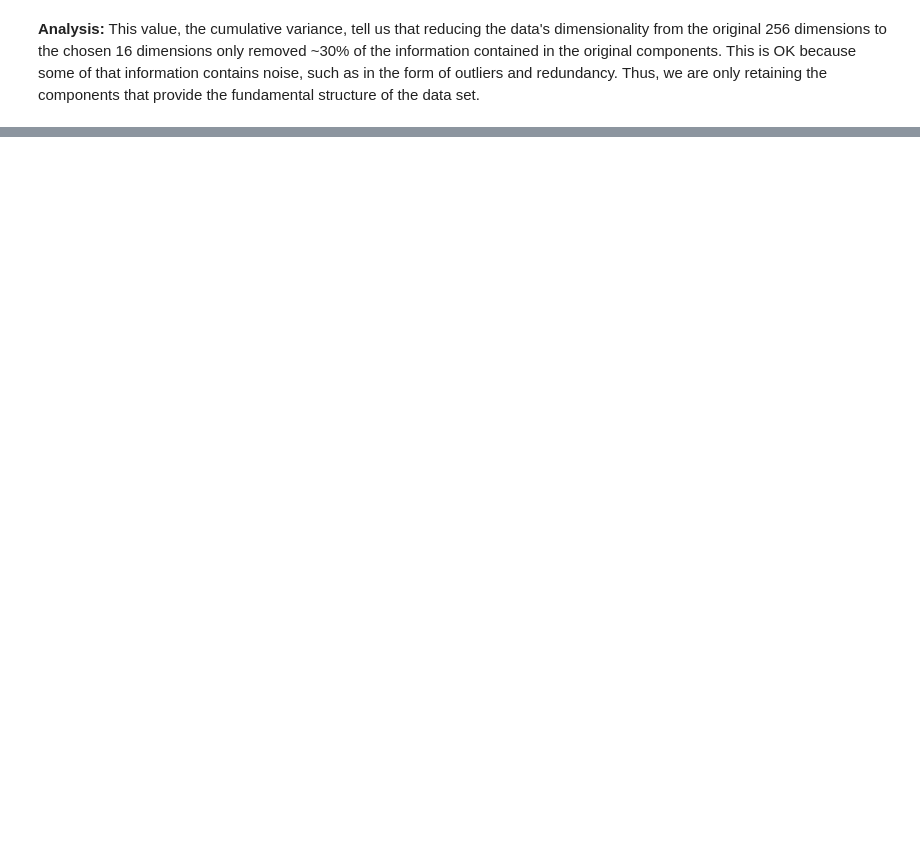
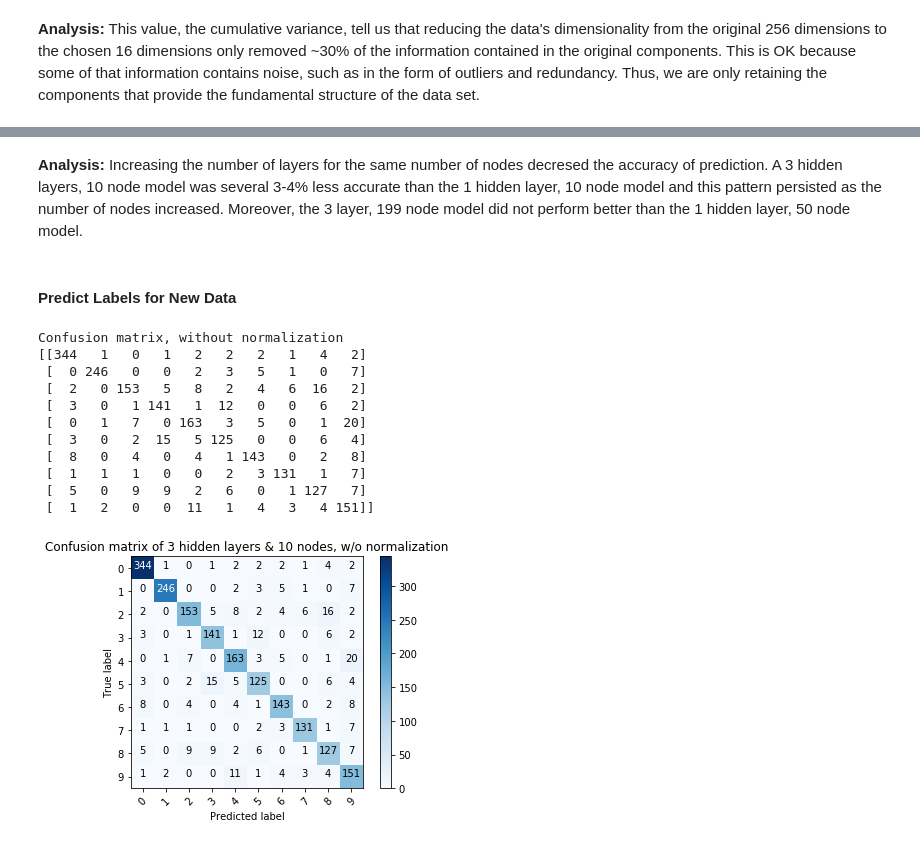
Before and after one commit to blancamiller/ML_notebook, a Jupyter notebook: HW6/Miller_Blanca_HW6.ipynb, the cells around one changed output, grey strips where cells are left out. Cells and saved outputs as stored; diff of their text form; code cells hidden in the pictures; blank space fills up the shorter version.

```diff
--- a/HW6/Miller_Blanca_HW6.ipynb
+++ b/HW6/Miller_Blanca_HW6.ipynb
@@ -158,0 +306,14 @@ sb.heatmap(components)
+# %%
+# initialize classifier objects
+clf_3_10 = MLPClassifier(hidden_layer_sizes=(10,3))
+clf_3_50 = MLPClassifier(hidden_layer_sizes=(50,3))
+clf_3_100 = MLPClassifier(hidden_layer_sizes=(100,3))
+clf_3_150 = MLPClassifier(hidden_layer_sizes=(150,3))
+clf_3_199 = MLPClassifier(hidden_layer_sizes=(200,3))
+
+# fit the classifier model to the data matrix X and is targets y
+clf_3_10.fit(X_train_trans, y_train)
+clf_3_50.fit(X_train_trans, y_train)
+clf_3_100.fit(X_train_trans, y_train)
+clf_3_150.fit(X_train_trans, y_train)
+clf_3_199.fit(X_train_trans, y_train)
@@ -158,0 +354,31 @@ sb.heatmap(components)
+# %% [markdown]
+**Analysis:** Increasing the number of layers for the same number of nodes decresed the accuracy of prediction. A 3 hidden layers, 10 node model was several 3-4% less accurate than the 1 hidden layer, 10 node model and this pattern persisted as the number of nodes increased. Moreover, the 3 layer, 199 node model did not perform better than the 1 hidden layer, 50 node model.
+# %% [markdown]
+#### Predict Labels for New Data
+# %%
+test_predictions_3_10 = clf_3_10.predict(X_test_trans)
+test_predictions_3_50 = clf_3_50.predict(X_test_trans)
+test_predictions_3_100 = clf_3_100.predict(X_test_trans)
+test_predictions_3_150 = clf_3_150.predict(X_test_trans)
+test_predictions_3_199 = clf_3_199.predict(X_test_trans)
+# %%
+cm_3_10 = confusion_matrix(y_test, test_predictions_3_10)
+cm_3_50 = confusion_matrix(y_test, test_predictions_3_50)
+cm_3_100 = confusion_matrix(y_test, test_predictions_3_100)
+cm_3_150 = confusion_matrix(y_test, test_predictions_3_150)
+cm_3_199 = confusion_matrix(y_test, test_predictions_3_199)
+# %%
+plot_confusion_matrix(cm_3_10, classes=class_names, title='Confusion matrix of 3 hidden layers & 10 nodes, w/o normalization')
+# %% [output]
+Confusion matrix, without normalization
+[[344   1   0   1   2   2   2   1   4   2]
+ [  0 246   0   0   2   3   5   1   0   7]
+ [  2   0 153   5   8   2   4   6  16   2]
+ [  3   0   1 141   1  12   0   0   6   2]
+ [  0   1   7   0 163   3   5   0   1  20]
+ [  3   0   2  15   5 125   0   0   6   4]
+ [  8   0   4   0   4   1 143   0   2   8]
+ [  1   1   1   0   0   2   3 131   1   7]
+ [  5   0   9   9   2   6   0   1 127   7]
+ [  1   2   0   0  11   1   4   3   4 151]]
+[figure, added]
```
Also changed, not shown: parts of 54 cells of this notebook, 17 other files.
